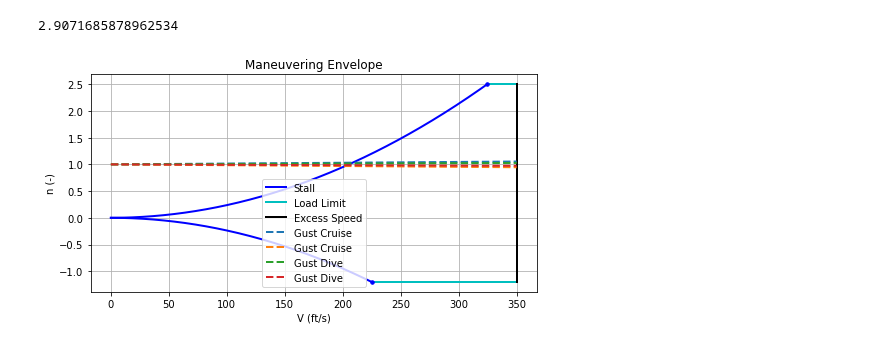
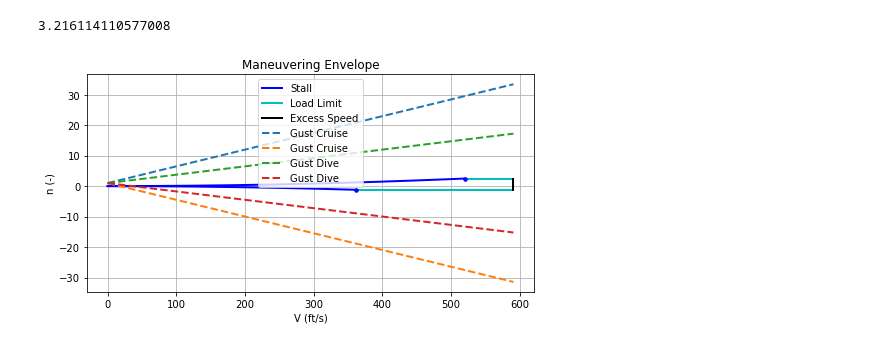
Before and after one commit to jucobee/START, a Jupyter notebook: B3/v-n.ipynb, the cells around one changed output. Drawn from its saved outputs; the diff is of its cells as text; code cells hidden in the pictures.

```diff
--- a/B3/v-n.ipynb
+++ b/B3/v-n.ipynb
@@ -2,11 +2,11 @@
 import numpy as np
 import matplotlib.pyplot as plt
 
-maxV = 350  # ft/s, the maximum allowable velocity value to plot to
+maxV = 590.733  # ft/s, the maximum allowable velocity value to plot to
 N = 500     # the number of points in the arrays that are plotted
 
 V = np.linspace(0, maxV, N)
-rho = 27.45e-4 # slug / ft^3
+rho = 10.66e-4 # slug / ft^3
 cl_max = 1.2
 ws = 69.4
 n_stall = (0.5*rho*(V**2)*cl_max)/ws
@@ -33,37 +33,37 @@ V_lower = V[:neg_intersect_index]
 n_stall_lower = -n_stall[:neg_intersect_index]
 
 V_gust = np.linspace(0, maxV, N)
-a = 1/(2*np.pi) # lift slope
+a = 0.1097 # lift slope
 c = 7.6
 miu_g = (2*ws)/(rho*a*c*32.2)
 k_g = (0.88*miu_g)/(miu_g + 5.3)
-U_de = 38
+U_de = 79
 cruiseConstant = (a*k_g*U_de)/(498*ws)
 n_gustcruisepos = 1 + cruiseConstant*V_gust
 n_gustcruiseneg = 1 - cruiseConstant*V_gust
 V_dive = np.linspace(0, maxV, N)
 diveConstant = 0.5*cruiseConstant
 n_gustdivepos = 1 + diveConstant*V_dive
 n_gustdiveneg = 1 - diveConstant*V_dive
 
 plt.figure(figsize=(8,4))
 plt.title('Maneuvering Envelope')
 plt.xlabel("V (ft/s)")
 plt.ylabel("n (-)")
 plt.plot(V_upper, n_stall_upper, label='Stall', linestyle='-', linewidth=2, marker=None, markersize=8, color='b')
 plt.plot(V_lower, n_stall_lower, linestyle='-', linewidth=2, marker=None, markersize=8, color='b')
 plt.plot(pos_limitV, pos_limitLoad, label='Load Limit', linestyle='-', linewidth=2, marker=None, markersize=8, color='c')
 plt.plot(neg_limitV, neg_limitLoad, linestyle='-', linewidth=2, marker=None, markersize=8, color='c')
 plt.scatter(pos_limitV[0], pos_limitLoad[0],s=12, color='b', zorder=2)
 plt.scatter(neg_limitV[0], neg_limitLoad[0],s=12, color='b', zorder=2)
 plt.plot(maxV*np.ones(N),np.linspace(-1.2,2.5,N), label='Excess Speed', linestyle='-', linewidth=2, marker=None, markersize=8, color='k')
 plt.plot(V_gust, n_gustcruisepos, label='Gust Cruise', linestyle='--', linewidth=2, marker=None, markersize=8)
 plt.plot(V_gust, n_gustcruiseneg, label='Gust Cruise', linestyle='--', linewidth=2, marker=None, markersize=8)
 plt.plot(V_dive, n_gustdivepos, label='Gust Dive', linestyle='--', linewidth=2, marker=None, markersize=8)
 plt.plot(V_dive, n_gustdiveneg, label='Gust Dive', linestyle='--', linewidth=2, marker=None, markersize=8)
 plt.grid(True)
 plt.legend(loc='best')
 plt.show()
 # %% [output]
-2.9071685878962534
+3.216114110577008
-[figure, old version]
+[figure, new version]
```
